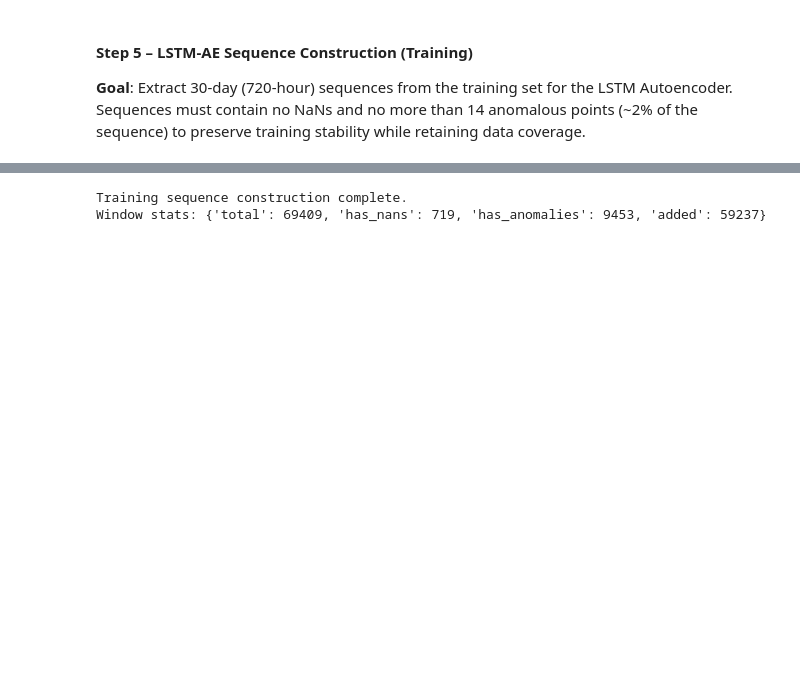
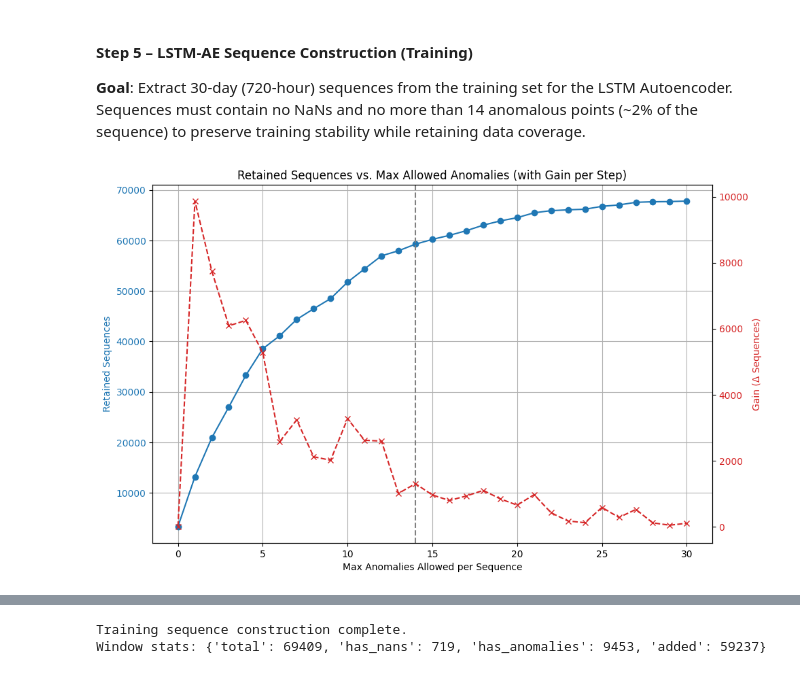
Before and after one commit to Jeremiah-Bachtin/comp1884-group6-weather-anomaly-detection-system, a Jupyter notebook: notebooks/notebook_jeremy_ETL_and_ML_v1.ipynb, the cells around one changed output, grey strips where cells are left out. Drawn from its saved outputs; the diff is of its cells as text; code cells hidden in the pictures; blank space fills up the shorter version.

```diff
--- a/notebooks/notebook_jeremy_ETL_and_ML_v1.ipynb
+++ b/notebooks/notebook_jeremy_ETL_and_ML_v1.ipynb
@@ -254,3 +320,70 @@ This strategy is consistent with semi-supervised pseudo-labelling in literature:
 #### Step 5 – LSTM-AE Sequence Construction (Training)
 **Goal**: Extract 30-day (720-hour) sequences from the training set for the LSTM Autoencoder.
 Sequences must contain no NaNs and no more than 14 anomalous points (~2% of the sequence) to preserve training stability while retaining data coverage.
+# %%
+# Step 5.1: Determine the optimal number of allowed anomalies per sequence
+
+
+# Run once compute the number of retained sequences for each threshold, then comment out (the code runs >25 mins!)
+#==============================
+# sequence_length = 720
+# stride = 1
+# thresholds = list(range(0, 31))  # 0 to 30 anomalies allowed
+# retention_counts = []
+#
+# for max_anomalies in thresholds:
+#     count_retained = 0
+#
+#     for start in range(0, len(df_train) - sequence_length + 1, stride):
+#         window = df_train.iloc[start:start + sequence_length]
+#
+#         if window.isna().any().any():
+#             continue
+#
+#         anomaly_count = window['is_anomaly'].sum()
+#         if anomaly_count <= max_anomalies:
+#             count_retained += 1
+#
+#     retention_counts.append(count_retained)
+# =============================
+
+# Reconstruct data due to kernel reset - comment out if running above
+# =============================
+thresholds = list(range(0, 31))
+retention_counts = [
+    3299, 13168, 20906, 26992, 33243, 38519, 41095, 44329, 46445, 48455,
+    51726, 54342, 56932, 57938, 59237, 60195, 60985, 61911, 63007, 63847,
+    64496, 65463, 65881, 66048, 66165, 66745, 67020, 67538, 67648, 67689, 67788
+]
+# =============================
+# Convert to DataFrame
+df = pd.DataFrame({'Max Anomalies': thresholds, 'Retained': retention_counts})
+
+# First derivative: gain per additional anomaly
+df['Gain'] = df['Retained'].diff().fillna(0)
+
+# Plot
+fig, ax1 = plt.subplots(figsize=(10, 6))
+
+color = 'tab:blue'
+ax1.set_xlabel('Max Anomalies Allowed per Sequence')
+ax1.set_ylabel('Retained Sequences', color=color)
+ax1.plot(df['Max Anomalies'], df['Retained'], marker='o', color=color, label='Retained Sequences')
+ax1.tick_params(axis='y', labelcolor=color)
+ax1.grid(True)
+
+# Plot gain on secondary axis
+ax2 = ax1.twinx()
+color = 'tab:red'
+ax2.set_ylabel('Gain (Δ Sequences)', color=color)
+ax2.plot(df['Max Anomalies'], df['Gain'], marker='x', color=color, linestyle='--', label='Gain per Step')
+ax2.tick_params(axis='y', labelcolor=color)
+
+# Add vertical line at likely sweet spot (e.g. 14)
+ax1.axvline(x=14, linestyle='--', color='grey', label='Chosen Threshold (14)')
+
+fig.tight_layout()
+plt.title("Retained Sequences vs. Max Allowed Anomalies (with Gain per Step)")
+plt.show()
+# %% [output]
+[figure, added]
```
Also changed, not shown: parts of 15 cells of this notebook.
